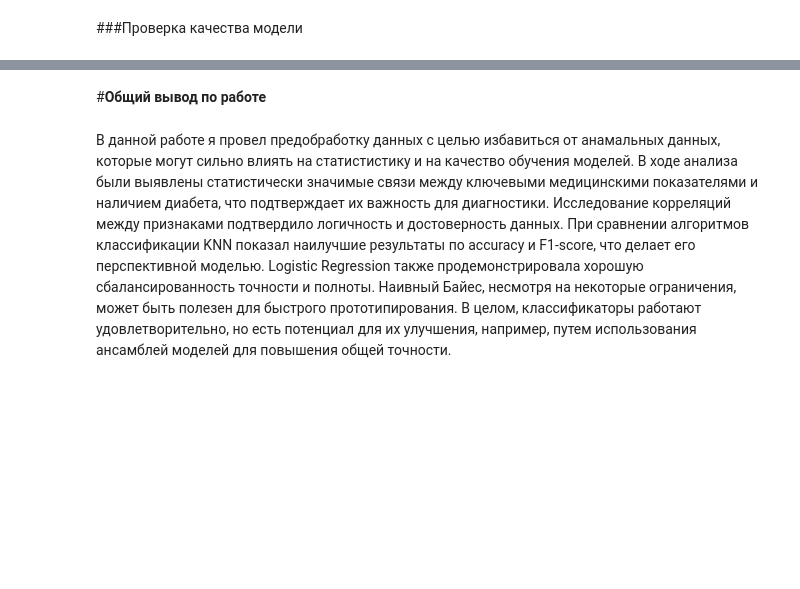
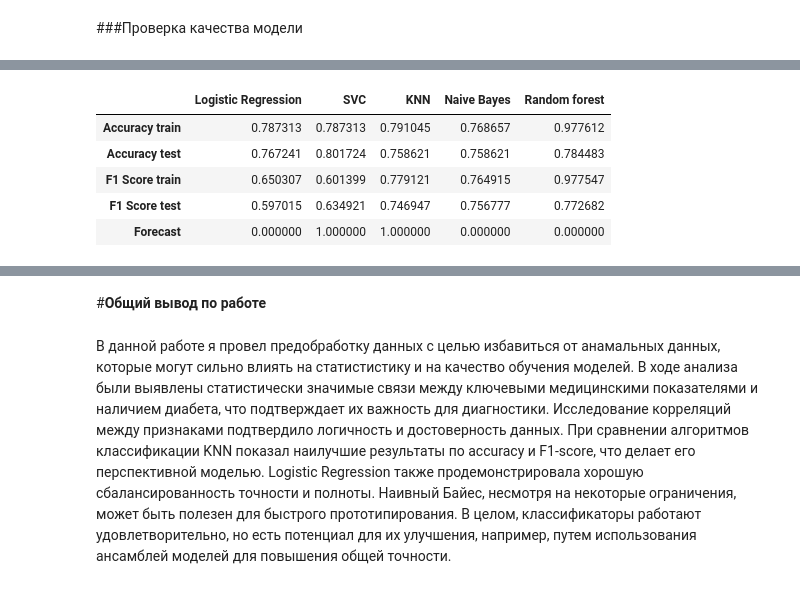
Before and after one commit to testuser878878/ML-Django, a Jupyter notebook: ml_model/analyze_and_machine_learning.ipynb, the cells around one changed output, grey strips where cells are left out. Drawn from its saved outputs; the diff is of its cells as text; code cells hidden in the pictures; blank space fills up the shorter version.

```diff
--- a/ml_model/analyze_and_machine_learning.ipynb
+++ b/ml_model/analyze_and_machine_learning.ipynb
@@ -1239,0 +1277,10 @@ weighted avg       0.78      0.78      0.78       116
+# %%
+# Предсказания на тестовых данных
+y_pred = best_rf.predict(X2_test)
+y_train_pred = best_rf.predict(X2_train)
+
+# Выводим отчет о классификации
+print(classification_report(Y2_test, y_pred))
+
+# Матрица ошибок
+pd.DataFrame((confusion_matrix(Y2_test, y_pred)))
@@ -1239,0 +1299,13 @@ weighted avg       0.78      0.78      0.78       116
+# %%
+Classification2.at['Accuracy train', 'Random forest'] = accuracy_score(Y2_train, y_train_pred)
+Classification2.at['Accuracy test', 'Random forest'] = accuracy_score(Y2_test, y_pred)
+Classification2.at['F1 Score train', 'Random forest'] = f1_score(Y2_train, y_train_pred, average='weighted')
+Classification2.at['F1 Score test', 'Random forest'] = f1_score(Y2_test, y_pred, average='weighted')
+Classification2
+# %% [output]
+|  | Logistic Regression | SVC | KNN | Naive Bayes | Random forest |
+| Accuracy train | 0.787313 | 0.787313 | 0.791045 | 0.768657 | 0.977612 |
+| Accuracy test | 0.767241 | 0.801724 | 0.758621 | 0.758621 | 0.784483 |
+| F1 Score train | 0.650307 | 0.601399 | 0.779121 | 0.764915 | 0.977547 |
+| F1 Score test | 0.597015 | 0.634921 | 0.746947 | 0.756777 | 0.772682 |
+| Forecast | 0.000000 | 1.000000 | 1.000000 | 0.000000 | 0.000000 |
```
Also changed, not shown: parts of 12 cells of this notebook, 38 other files.
